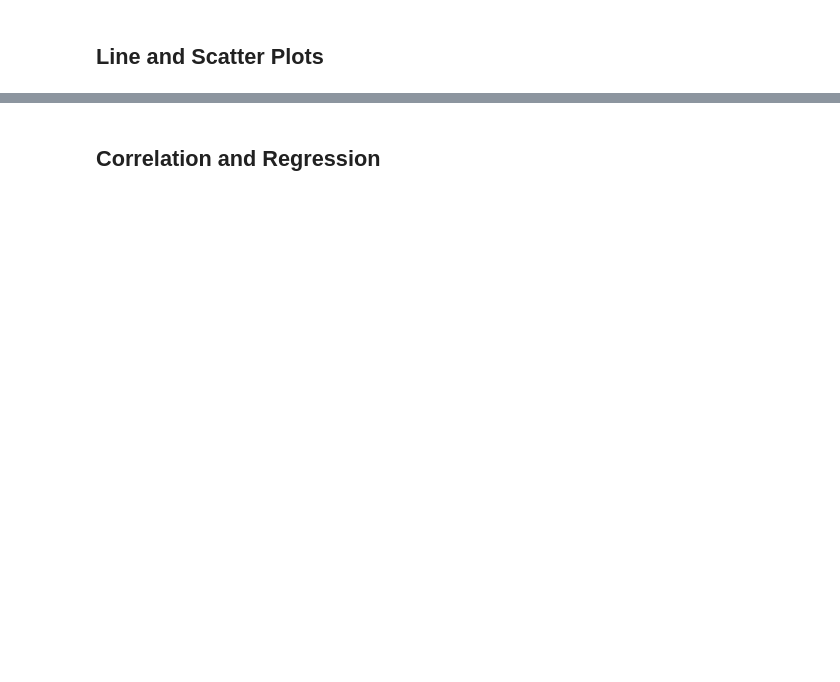
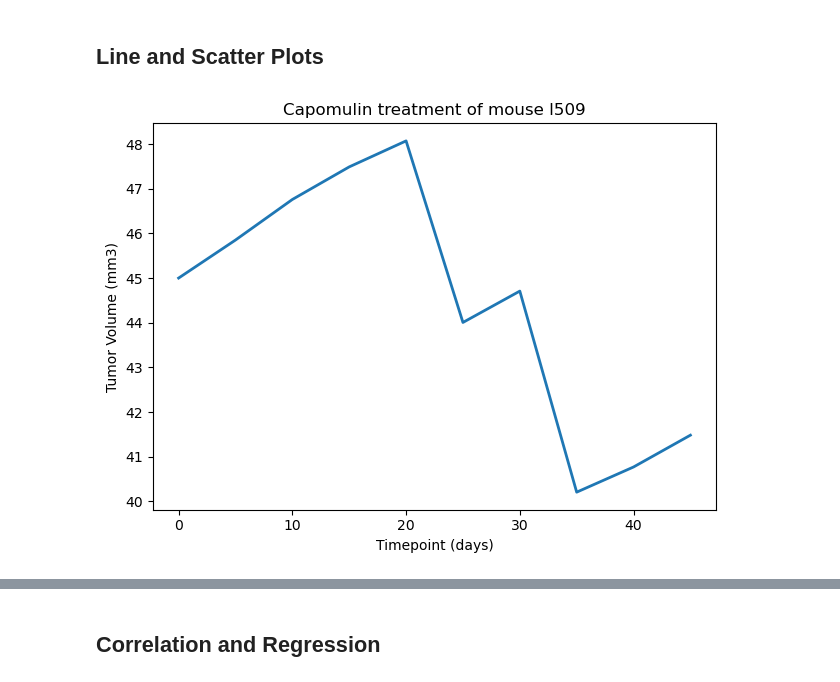
Before and after one commit to hopkinsbowman78/matplotlib-scipy-data-analysis, a Jupyter notebook: Pymaceuticals/pymaceuticals_starter.ipynb, the cells around one changed output, grey strips where cells are left out. Saved outputs shown, nothing was run; the diff lists cells and outputs as text; code cells hidden in the pictures; blank space fills up the shorter version.

```diff
--- a/Pymaceuticals/pymaceuticals_starter.ipynb
+++ b/Pymaceuticals/pymaceuticals_starter.ipynb
@@ -245,0 +288,17 @@ plt.show()
+# %%
+# Generate a line plot of tumor volume vs. time point for a single mouse treated with Capomulin
+mouse_id = 'l509'
+
+capomulin_mouse = merge_df[(merge_df['Drug Regimen'] == 'Capomulin') & (merge_df['Mouse ID'] == mouse_id)]
+capomulin_mouse.head()
+
+# Generate a line plot of tumor volume vs. time point for the selected mouse
+plt.figure()
+plt.plot(capomulin_mouse['Timepoint'], capomulin_mouse['Tumor Volume (mm3)'], linestyle='-', linewidth=2)
+plt.title(f'Capomulin treatment of mouse {mouse_id}')
+plt.xlabel('Timepoint (days)')
+plt.ylabel('Tumor Volume (mm3)')
+plt.tight_layout()
+plt.show()
+# %% [output]
+[figure, added]
```
Also changed, not shown: parts of 8 cells of this notebook.
